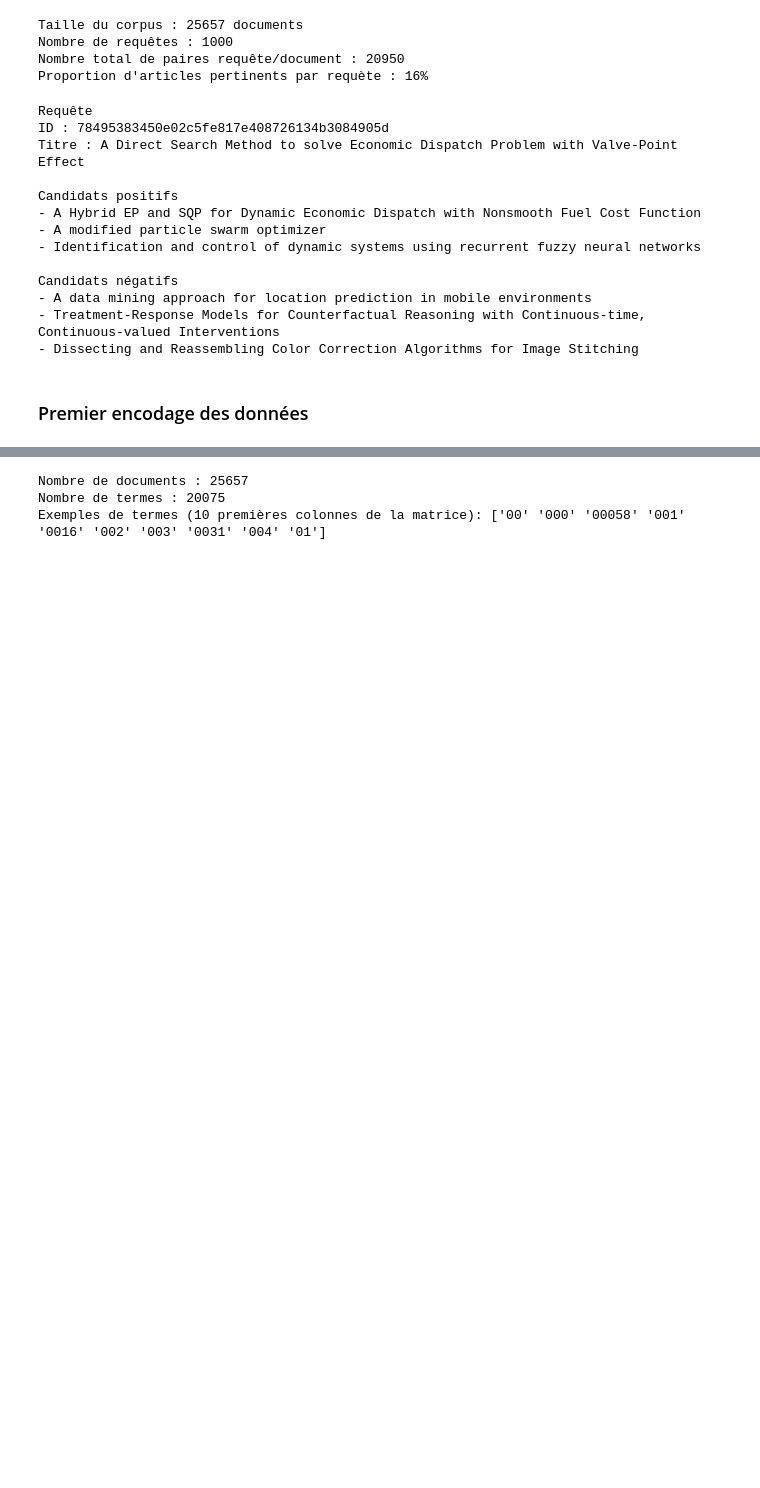
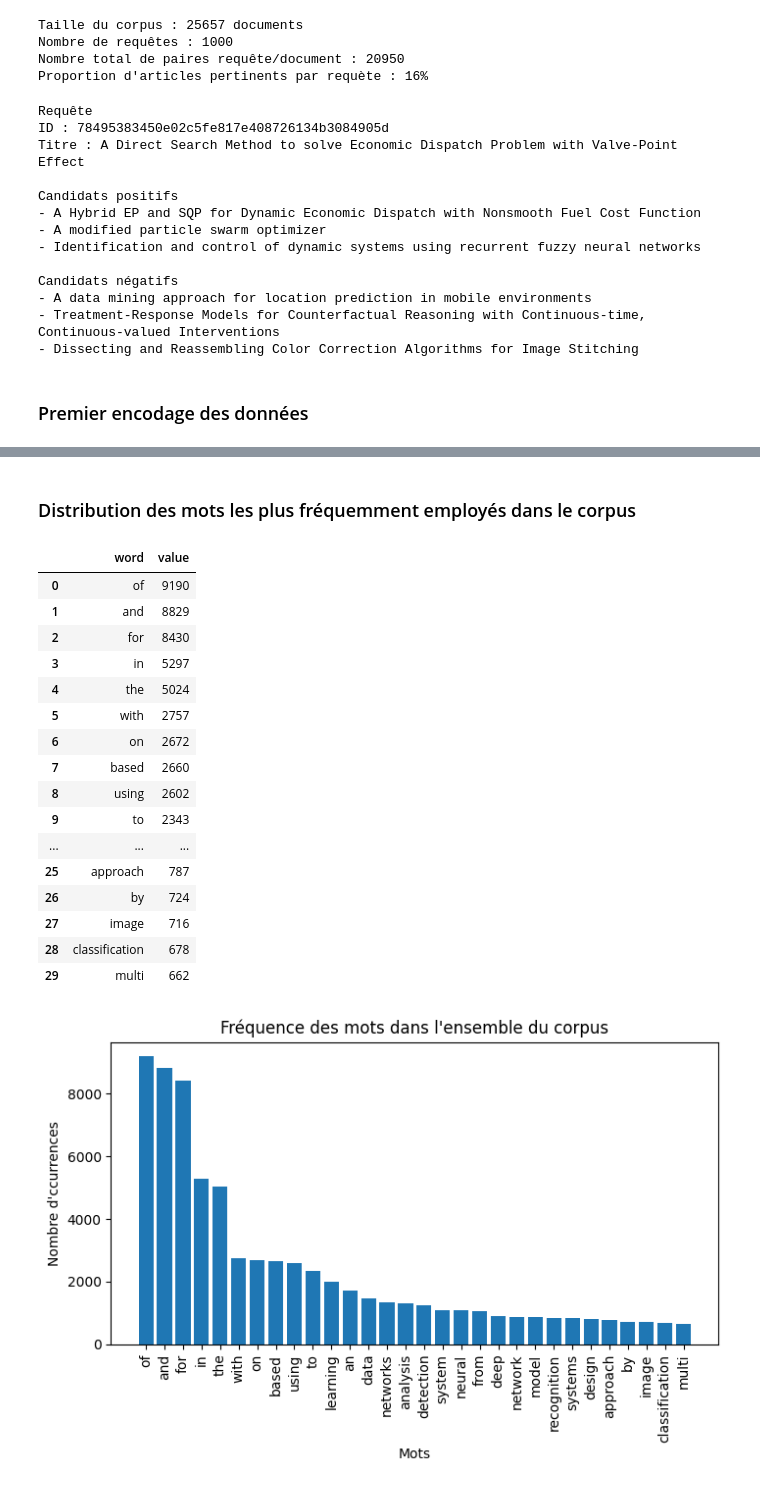
Before and after one commit to tpapon/BE2_DS, a Jupyter notebook: notebook_thomas.ipynb, the cells around one changed output, grey strips where cells are left out. Drawn from its saved outputs; the diff is of its cells as text; code cells hidden in the pictures; blank space fills up the shorter version.

```diff
--- a/notebook_thomas.ipynb
+++ b/notebook_thomas.ipynb
@@ -263,25 +254,40 @@ Taille du vocabulaire : 20392
-# %%
-#LEA
-
-from sklearn.feature_extraction.text import CountVectorizer
-
-# Récupérer les titres de tous les documents du corpus
-titles = [doc['title'] for doc in corpus.values()]
-
-# Créer le vecteur compteur
-vectorizer = CountVectorizer()  # paramètres par défaut pour l'instant
-
-# Construire le vocabulaire et transformer les titres en matrice Documents x Termes
-X = vectorizer.fit_transform(titles)
-
-# X est maintenant une matrice creuse (sparse) de taille (n_documents, n_mots)
-print(f"Nombre de documents : {X.shape[0]}")
-print(f"Nombre de termes : {X.shape[1]}")
-
-# Exemple : récupérer le vocabulaire
-vocab = vectorizer.get_feature_names_out()
-print(f"Exemples de termes (10 premières colonnes de la matrice): {vocab[:10]}")
-# %% [output]
-Nombre de documents : 25657
-Nombre de termes : 20075
-Exemples de termes (10 premières colonnes de la matrice): ['00' '000' '00058' '001' '0016' '002' '003' '0031' '004' '01']
+# %% [markdown]
+### Distribution des mots les plus fréquemment employés dans le corpus
+# %%
+from scipy.sparse import csr_matrix
+
+term_frequencies = np.asarray(X.sum(axis=0)).ravel()
+freq_vector = csr_matrix(term_frequencies)
+features = vectorizer.get_feature_names_out()
+
+#Affichage des 30 mots les plus fréquents
+top_words=print_feats(freq_vector,features, top_n=30)
+display(top_words)
+
+#Affichage graphique
+plt.figure(figsize=(8,4))
+plt.bar(top_words["word"], top_words["value"])
+plt.xticks(rotation=90)
+plt.xlabel("Mots")
+plt.ylabel("Nombre d'ccurrences")
+plt.title("Fréquence des mots dans l'ensemble du corpus")
+plt.show()
+# %% [output]
+|  | word | value |
+| 0 | of | 9190 |
+| 1 | and | 8829 |
+| 2 | for | 8430 |
+| 3 | in | 5297 |
+| 4 | the | 5024 |
+| 5 | with | 2757 |
+| 6 | on | 2672 |
+| 7 | based | 2660 |
+| 8 | using | 2602 |
+| 9 | to | 2343 |
+| ... | ... | ... |
+| 25 | approach | 787 |
+| 26 | by | 724 |
+| 27 | image | 716 |
+| 28 | classification | 678 |
+| 29 | multi | 662 |
+[figure, added]
```
Also changed, not shown: parts of 2 cells of this notebook.
